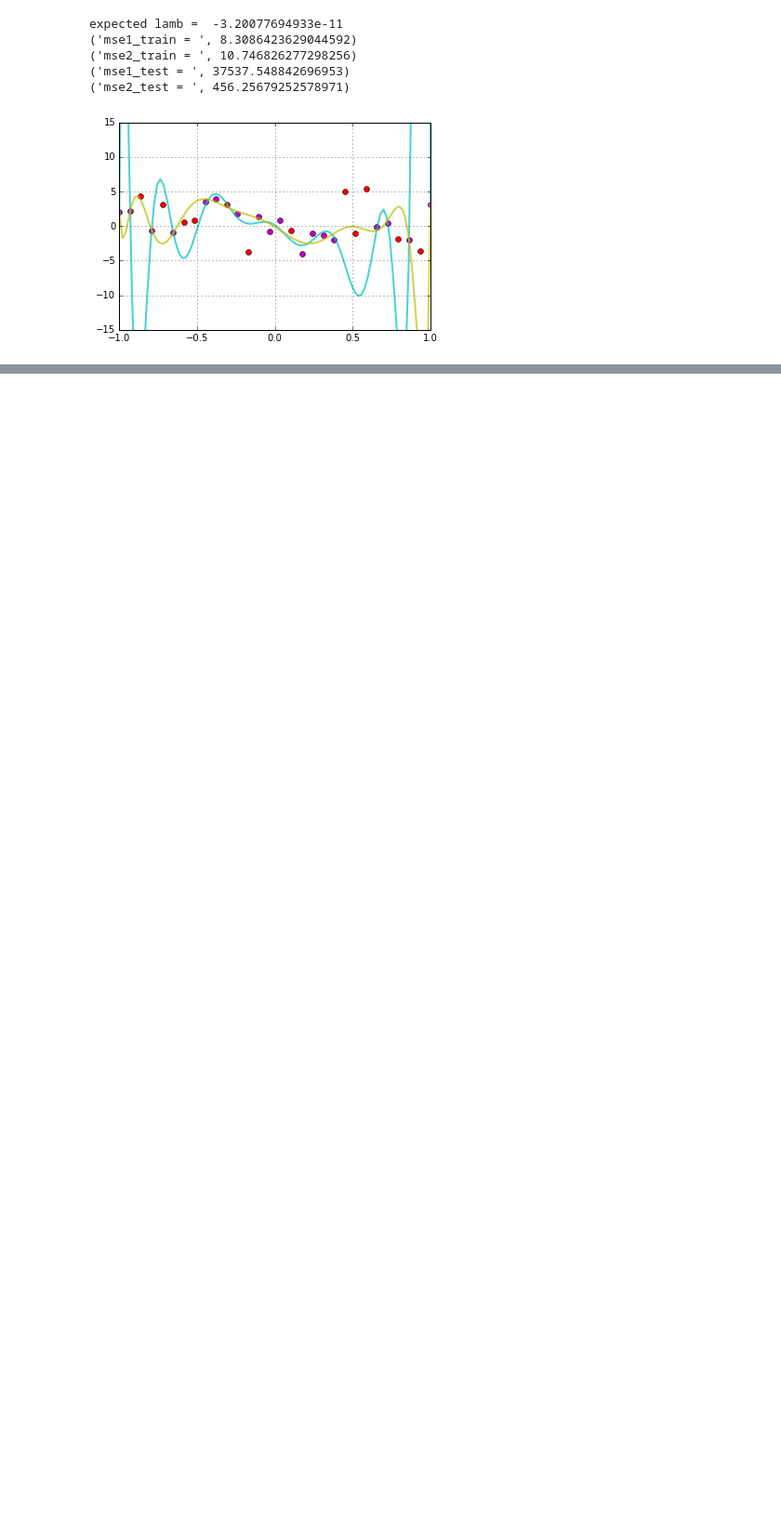
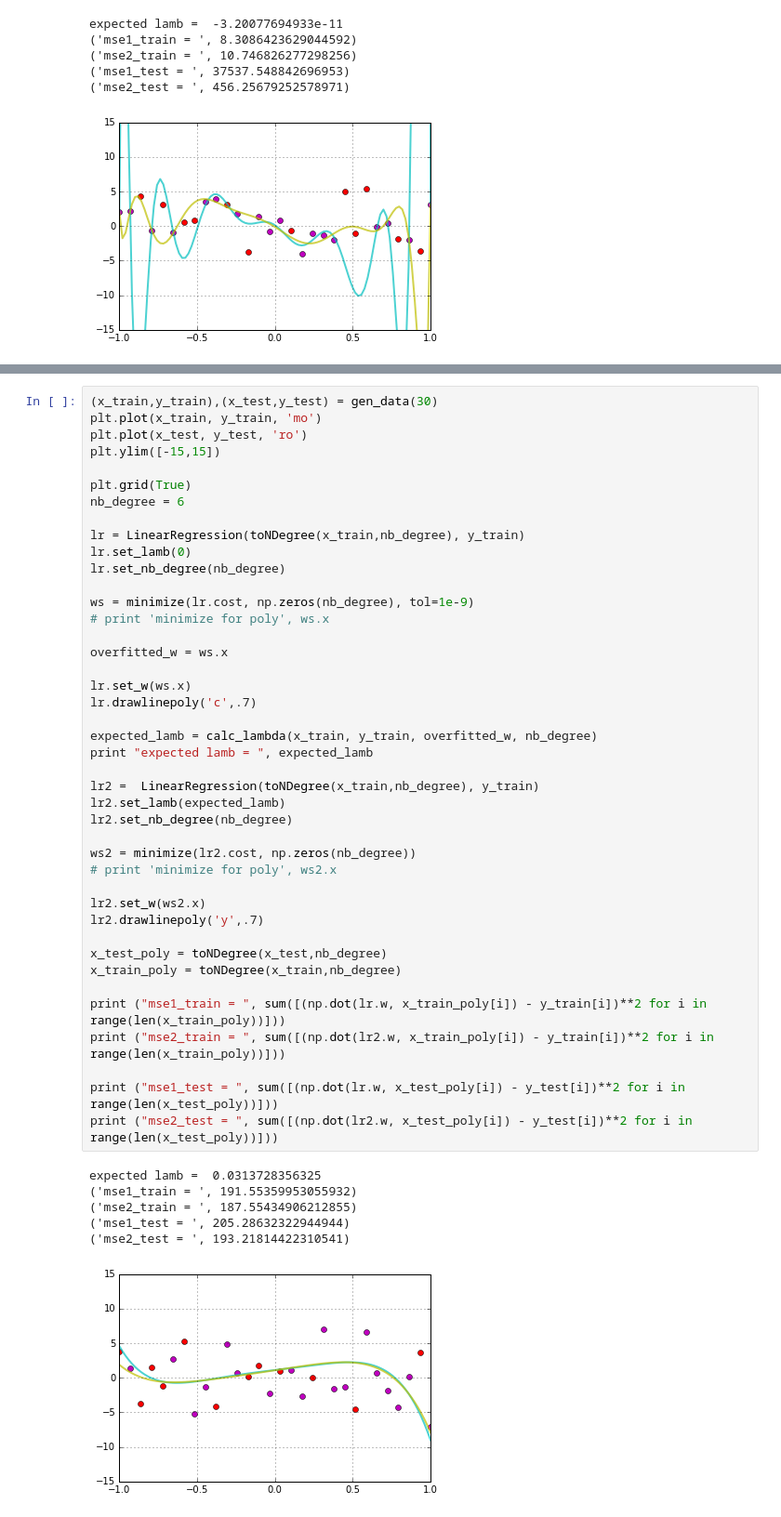
Before and after one commit to robroooh/ipynb_container, a Jupyter notebook: Regularization.ipynb, the cells around one changed output, grey strips where cells are left out. Shown: that part at 93% size. Cells and saved outputs as stored; diff of their text form; blank space fills up the shorter version.

```diff
--- a/Regularization.ipynb
+++ b/Regularization.ipynb
@@ -287,0 +290,49 @@ expected lamb =  -3.20077694933e-11
+# %%
+(x_train,y_train),(x_test,y_test) = gen_data(30)
+plt.plot(x_train, y_train, 'mo')
+plt.plot(x_test, y_test, 'ro')
+plt.ylim([-15,15])
+
+plt.grid(True)
+nb_degree = 6
+
+lr = LinearRegression(toNDegree(x_train,nb_degree), y_train)
+lr.set_lamb(0)
+lr.set_nb_degree(nb_degree)
+
+ws = minimize(lr.cost, np.zeros(nb_degree), tol=1e-9)
+# print 'minimize for poly', ws.x
+
+overfitted_w = ws.x
+
+lr.set_w(ws.x)
+lr.drawlinepoly('c',.7)
+
+expected_lamb = calc_lambda(x_train, y_train, overfitted_w, nb_degree)
+print "expected lamb = ", expected_lamb
+
+lr2 =  LinearRegression(toNDegree(x_train,nb_degree), y_train)
+lr2.set_lamb(expected_lamb)
+lr2.set_nb_degree(nb_degree)
+
+ws2 = minimize(lr2.cost, np.zeros(nb_degree))
+# print 'minimize for poly', ws2.x
+
+lr2.set_w(ws2.x)
+lr2.drawlinepoly('y',.7)
+
+x_test_poly = toNDegree(x_test,nb_degree)
+x_train_poly = toNDegree(x_train,nb_degree)
+
+print ("mse1_train = ", sum([(np.dot(lr.w, x_train_poly[i]) - y_train[i])**2 for i in range(len(x_train_poly))]))
+print ("mse2_train = ", sum([(np.dot(lr2.w, x_train_poly[i]) - y_train[i])**2 for i in range(len(x_train_poly))]))
+
+print ("mse1_test = ", sum([(np.dot(lr.w, x_test_poly[i]) - y_test[i])**2 for i in range(len(x_test_poly))]))
+print ("mse2_test = ", sum([(np.dot(lr2.w, x_test_poly[i]) - y_test[i])**2 for i in range(len(x_test_poly))]))
+# %% [output]
+expected lamb =  0.0313728356325
+('mse1_train = ', 191.55359953055932)
+('mse2_train = ', 187.55434906212855)
+('mse1_test = ', 205.28632322944944)
+('mse2_test = ', 193.21814422310541)
+[figure, added]
```
Also changed, not shown: parts of 1 cell of this notebook.
